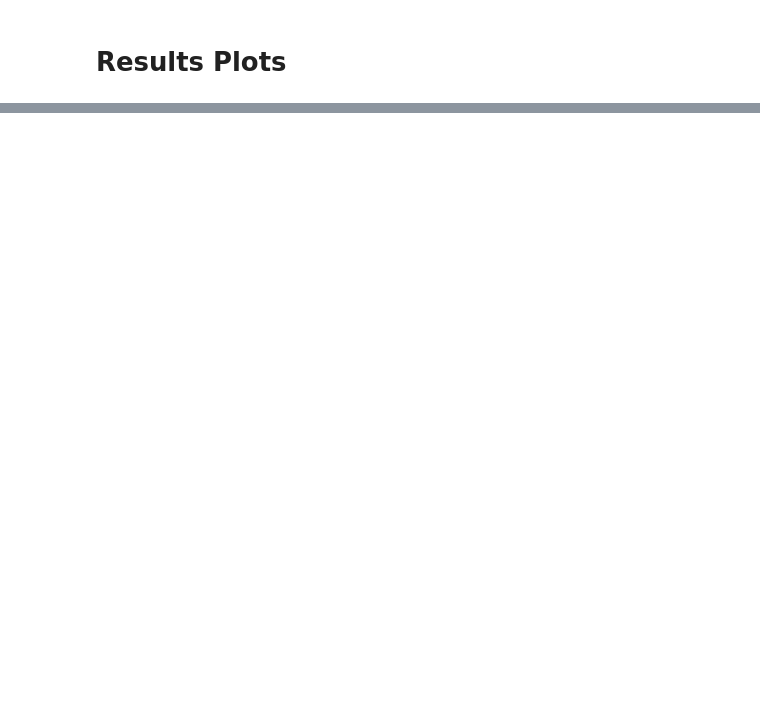
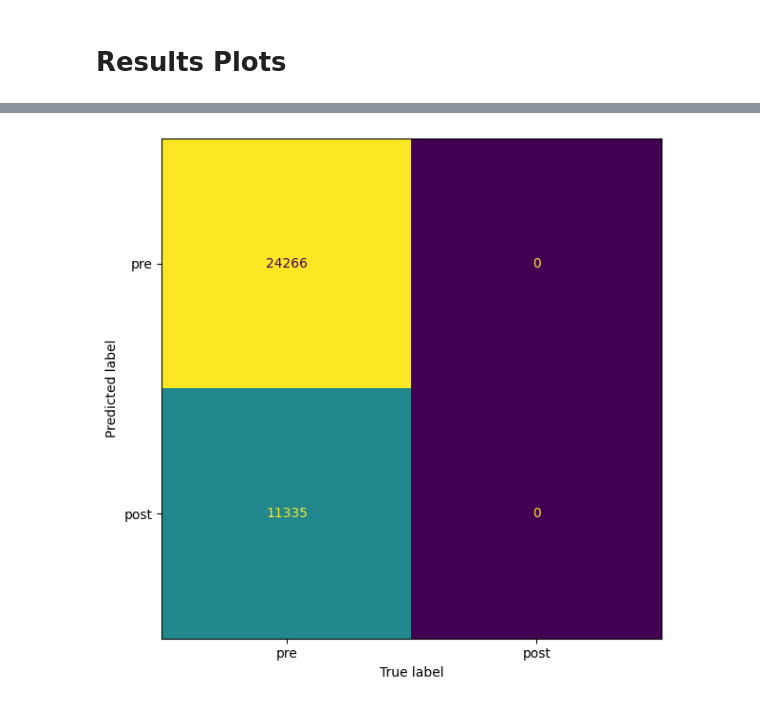
Before and after one commit to Mpinaz/Thesis, a Jupyter notebook: Model.ipynb, the cells around one changed output, grey strips where cells are left out. Cells and saved outputs as stored; diff of their text form; code cells hidden in the pictures; blank space fills up the shorter version.

```diff
--- a/Model.ipynb
+++ b/Model.ipynb
@@ -631,0 +656,29 @@ plt.show()
+# %%
+n = len(Feb_Apr)
+labells = [0] * n
+
+
+FA__SDataset = SpecDataset(Feb_Apr, labells)
+FA__WDataset = WaveDataset(Feb_Apr, labells)
+
+FAS = DataLoader(FA__SDataset, batch_size=32)
+FAW = DataLoader(FA__WDataset, batch_size=32)
+# %%
+loader = FAS if Using == "CNN2D" else FAW
+labels  = ["pre", "post"]
+model.eval()
+
+fig, ax = plt.subplots(figsize=(20, 6))
+
+yt, yp = get_preds(model, loader)
+cm = confusion_matrix(yt, yp, labels=[0, 1])
+ConfusionMatrixDisplay(cm.T, display_labels=labels).plot(ax=ax, colorbar=False)
+ax.set_xlabel("True label")
+ax.set_ylabel("Predicted label")
+
+
+fig.tight_layout()
+# fig.savefig(f"{Using}: Confusion Matrices.png", dpi=150, bbox_inches="tight")
+plt.show()
+# %% [output]
+[figure, added]
```
Also changed, not shown: parts of 18 cells of this notebook.
